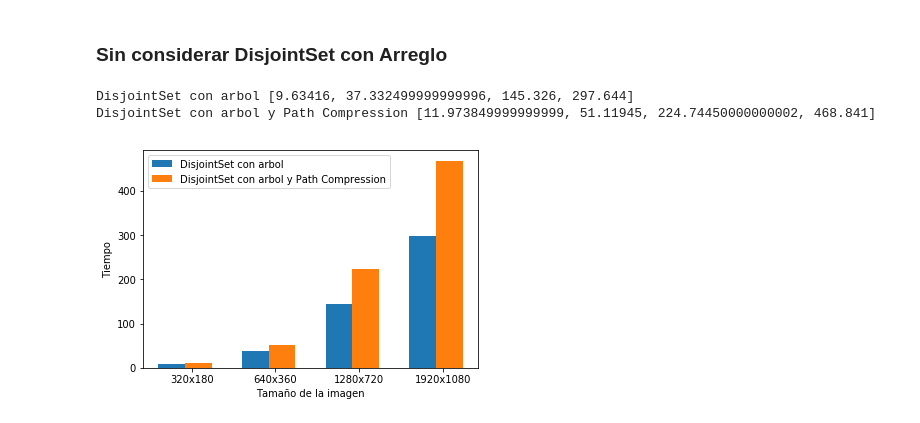
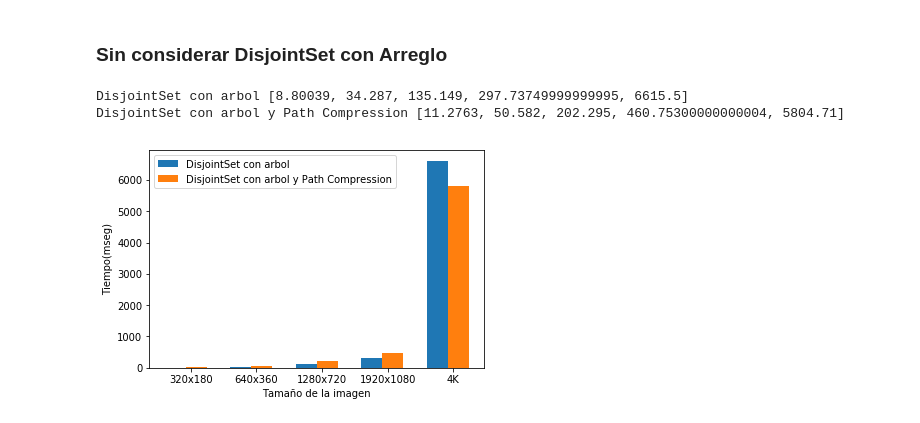
Before and after one commit to chino117/Algo3-TP2, a Jupyter notebook: Experimentacion/ej1/exp2_medicion-tiempos.ipynb, the cells around one changed output. Saved outputs shown, nothing was run; the diff lists cells and outputs as text; code cells hidden in the pictures.

```diff
--- a/Experimentacion/ej1/exp2_medicion-tiempos.ipynb
+++ b/Experimentacion/ej1/exp2_medicion-tiempos.ipynb
@@ -244,6 +244,7 @@ images = {
         "sintetico_1_640x360.png": None,
         "sintetico_1_1280x720.png": None,
         "sintetico_1_1920x1080.png": None,
+        "obelisco.jpeg": None,
 }
 methods = [1, 2]
 
@@ -264,34 +265,34 @@ plt.clf()
 metodos = [i for i in csv["Metodo"].unique() if i != "DisjointSet con Arreglo"]
 tiempos = {}
 for file in images.keys():
     data_x_file = csv[csv["Filename"] == file]
 
     mediciones = {}
     for metodo in metodos:
         mediciones[metodo] = np.median(data_x_file[data_x_file["Metodo"] == metodo]["Tiempo"])
     tiempos[file] = mediciones
 
 
 tiempos_x_metodos = {}
 
 for metodo in metodos:
     tiempos_x_metodos[metodo] = []
     for f in tiempos.keys():
         tiempos_x_metodos[metodo].append(tiempos[f][metodo])
 
 i = 0
 for k, v in tiempos_x_metodos.items():
     print(k, v)
     plt.bar([100*j+32*i for j in range(1, len(images.keys())+1)], v, width=32, label=k)
     i += 1
 
 plt.legend();
 plt.xlabel("Tamaño de la imagen")
 plt.ylabel("Tiempo(mseg)");
-plt.xticks([100*j+24 for j in range(1, len(images.keys())+1)], ["320x180", "640x360", "1280x720", "1920x1080"][:len(images.keys())])
+plt.xticks([100*j+24 for j in range(1, len(images.keys())+1)], ["320x180", "640x360", "1280x720", "1920x1080", "4K"][:len(images.keys())])
 
 plt.savefig('../graficos_ej1/exp_cuantitativos/exp2_tiempoEjecucion/tiempo-todasImgs.png', dpi=100)
 # %% [output]
-DisjointSet con arbol [9.63416, 37.332499999999996, 145.326, 297.644]
-DisjointSet con arbol y Path Compression [11.973849999999999, 51.11945, 224.74450000000002, 468.841]
+DisjointSet con arbol [8.80039, 34.287, 135.149, 297.73749999999995, 6615.5]
+DisjointSet con arbol y Path Compression [11.2763, 50.582, 202.295, 460.75300000000004, 5804.71]
-[figure, old version]
+[figure, new version]
```
Also changed, not shown: parts of 1 cell of this notebook, 18 other files.
